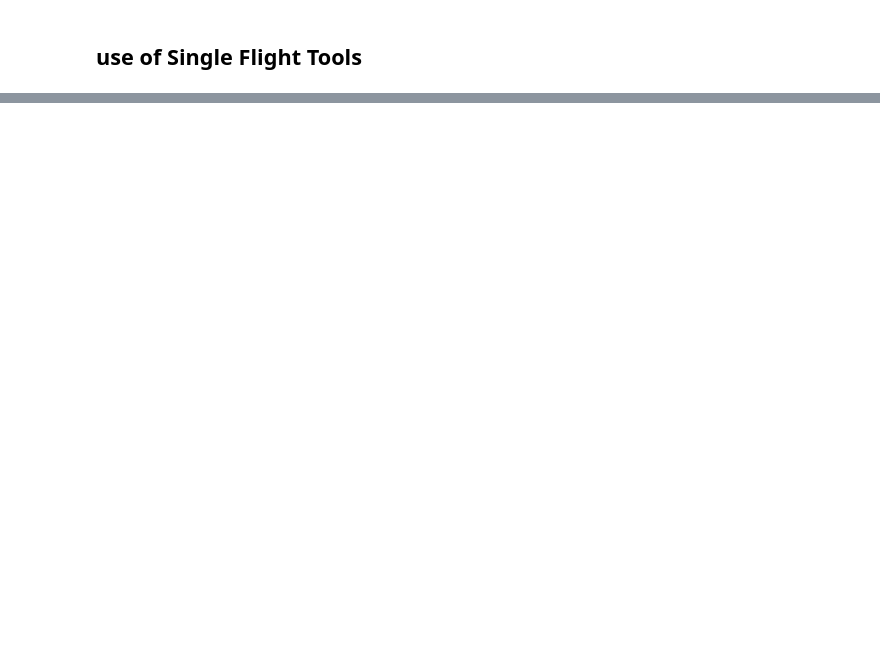
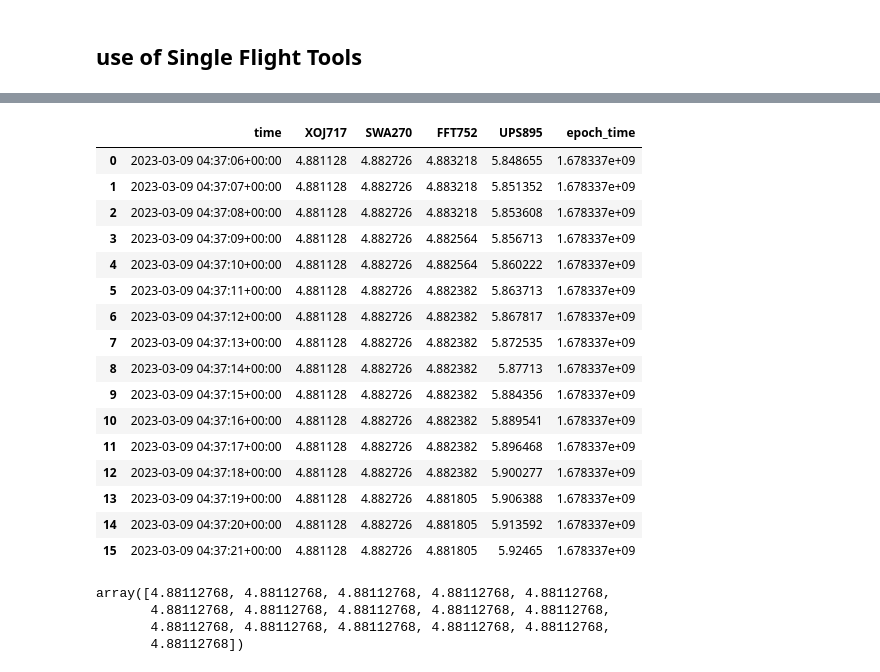
Before and after one commit to tofi1115/ToriField_ZephyrScripts, a Jupyter notebook: Organized_Folder/Pipeline.ipynb, the cells around one changed output, grey strips where cells are left out. Drawn from its saved outputs; the diff is of its cells as text; code cells hidden in the pictures; blank space fills up the shorter version.

```diff
--- a/Organized_Folder/Pipeline.ipynb
+++ b/Organized_Folder/Pipeline.ipynb
@@ -374,0 +321,11 @@ The interpolated value at x=0.5 is y=0.25
+# %%
+interp_df=planes_to_interp[callsigns[0]].df[['time','gate']]
+cs=f"{callsigns[0]}"
+interp_df.rename(columns={'gate': cs}, inplace=True)
+i=1
+while i<len(planes):
+    cs=f"{callsigns[i]}"
+    new_df=planes_to_interp[callsigns[i]].df[['time','gate']]
+    new_df.rename(columns={'gate': cs}, inplace=True)
+    interp_df=pd.merge(interp_df,new_df,on='time', how='outer')
+    i+=1
@@ -374,0 +352,42 @@ The interpolated value at x=0.5 is y=0.25
+# %%
+#Convert dataframe times to epoch
+#TODO: This should probubly be part of single flight class
+
+i=interp_df.index.min()
+while i<= interp_df.index.max():
+    time=interp_df['time'][i]
+    epoch_time=time.timestamp()
+
+    interp_df.loc[i,'epoch_time']=epoch_time
+    i+=1
+interp_df
+# %% [output]
+|  | time | XOJ717 | SWA270 | FFT752 | UPS895 | epoch_time |
+| 0 | 2023-03-09 04:37:06+00:00 | 4.881128 | 4.882726 | 4.883218 | 5.848655 | 1.678337e+09 |
+| 1 | 2023-03-09 04:37:07+00:00 | 4.881128 | 4.882726 | 4.883218 | 5.851352 | 1.678337e+09 |
+| 2 | 2023-03-09 04:37:08+00:00 | 4.881128 | 4.882726 | 4.883218 | 5.853608 | 1.678337e+09 |
+| 3 | 2023-03-09 04:37:09+00:00 | 4.881128 | 4.882726 | 4.882564 | 5.856713 | 1.678337e+09 |
+| 4 | 2023-03-09 04:37:10+00:00 | 4.881128 | 4.882726 | 4.882564 | 5.860222 | 1.678337e+09 |
+| 5 | 2023-03-09 04:37:11+00:00 | 4.881128 | 4.882726 | 4.882382 | 5.863713 | 1.678337e+09 |
+| 6 | 2023-03-09 04:37:12+00:00 | 4.881128 | 4.882726 | 4.882382 | 5.867817 | 1.678337e+09 |
+| 7 | 2023-03-09 04:37:13+00:00 | 4.881128 | 4.882726 | 4.882382 | 5.872535 | 1.678337e+09 |
+| 8 | 2023-03-09 04:37:14+00:00 | 4.881128 | 4.882726 | 4.882382 | 5.87713 | 1.678337e+09 |
+| 9 | 2023-03-09 04:37:15+00:00 | 4.881128 | 4.882726 | 4.882382 | 5.884356 | 1.678337e+09 |
+| 10 | 2023-03-09 04:37:16+00:00 | 4.881128 | 4.882726 | 4.882382 | 5.889541 | 1.678337e+09 |
+| 11 | 2023-03-09 04:37:17+00:00 | 4.881128 | 4.882726 | 4.882382 | 5.896468 | 1.678337e+09 |
+| 12 | 2023-03-09 04:37:18+00:00 | 4.881128 | 4.882726 | 4.882382 | 5.900277 | 1.678337e+09 |
+| 13 | 2023-03-09 04:37:19+00:00 | 4.881128 | 4.882726 | 4.881805 | 5.906388 | 1.678337e+09 |
+| 14 | 2023-03-09 04:37:20+00:00 | 4.881128 | 4.882726 | 4.881805 | 5.913592 | 1.678337e+09 |
+| 15 | 2023-03-09 04:37:21+00:00 | 4.881128 | 4.882726 | 4.881805 | 5.92465 | 1.678337e+09 |
+# %%
+# Points to interpolate on (array?)
+xi=rti_xarray.time.values
+
+x=np.array(interp_df['epoch_time']) #x coordinates (time as epoch time)
+y=np.array(interp_df['XOJ717']) #y coordinates (gate)
+y
+# %% [output]
+array([4.88112768, 4.88112768, 4.88112768, 4.88112768, 4.88112768,
+       4.88112768, 4.88112768, 4.88112768, 4.88112768, 4.88112768,
+       4.88112768, 4.88112768, 4.88112768, 4.88112768, 4.88112768,
+       4.88112768])
```
Also changed, not shown: parts of 36 cells of this notebook, 12 other files.
